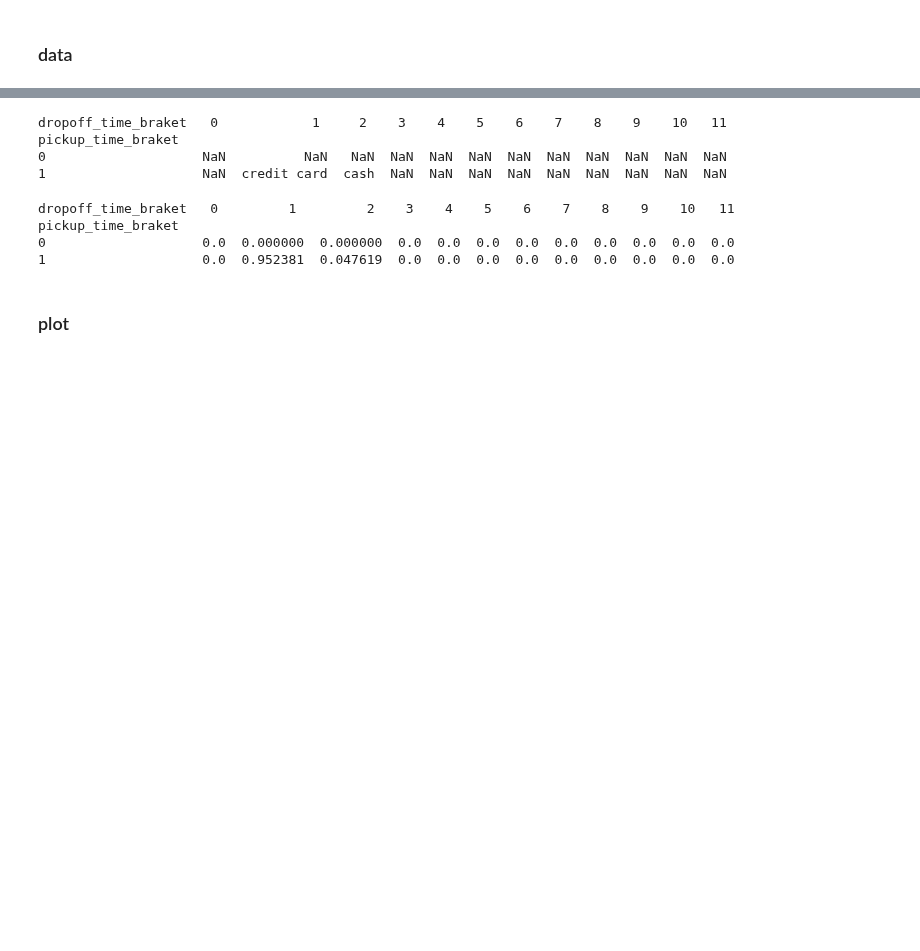
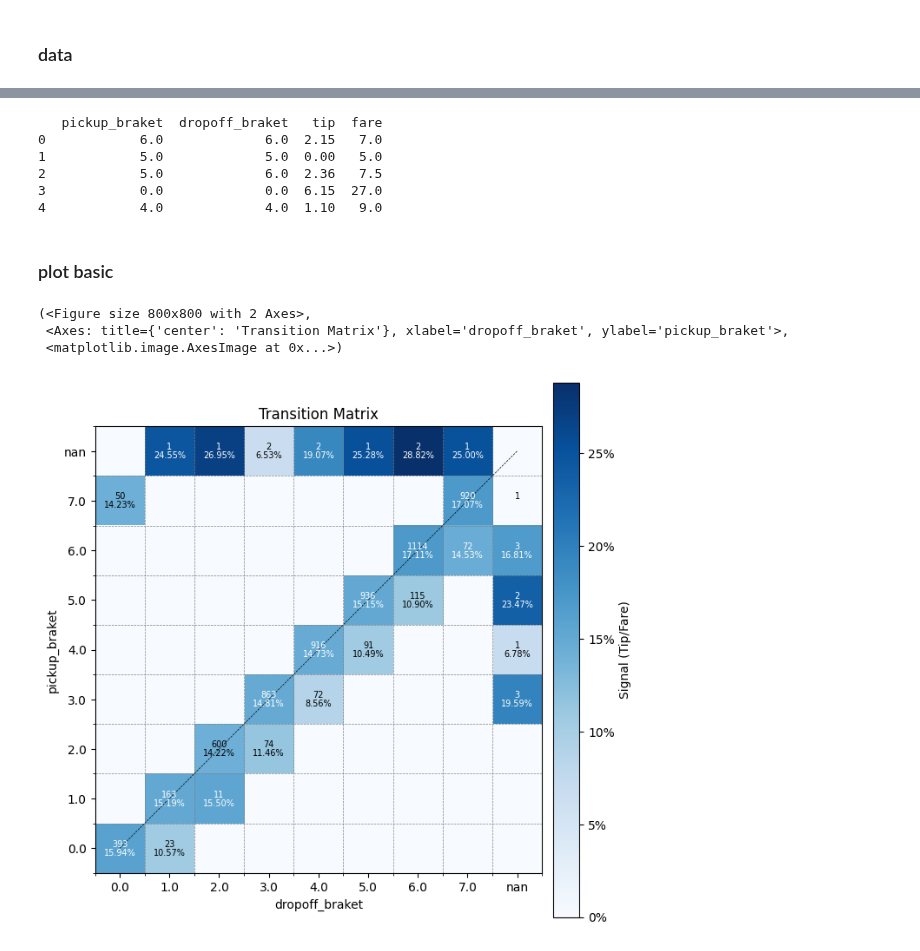
Before and after one commit to 0xdomyz/python_collection, a Jupyter notebook: plot/plotting/transition_matrix.ipynb, the cells around one changed output, grey strips where cells are left out. Saved outputs shown, nothing was run; the diff lists cells and outputs as text; code cells hidden in the pictures; blank space fills up the shorter version.

```diff
--- a/plot/plotting/transition_matrix.ipynb
+++ b/plot/plotting/transition_matrix.ipynb
@@ -25,8 +11,6 @@ def make_spine(from_vals:list, to_vals:list, from_col:str = "from", to_col:str =
 ### data
 # %%
 df = pd.read_csv("taxis.csv")
-df['pickup_time_braket'] = pd.to_datetime(df['pickup']).dt.hour // 2
-df['dropoff_time_braket'] = pd.to_datetime(df['dropoff']).dt.hour // 2
 print(f"{df.shape = }")
-print(df.head(1).T.to_string())
+print(df.head().to_string())
 # %% [output]
@@ -51 +38,18 @@ dropoff_time_braket                   10
+# %%
+def calc_signal(df):
+
+    col_from, col_to = "pickup_braket", "dropoff_braket"
+    assert col_from in df.columns and col_to in df.columns, f"columns {col_from} and {col_to} must be in dataframe"
+
+    gdf = (
+        df
+        .groupby([col_from, col_to], dropna=False, observed=False, as_index=False)
+        .agg(
+            **{
+                "n": (col_from, "size"),
+                'signal': (col_from, lambda x: df.loc[x.index, 'tip'].sum()/df.loc[x.index, 'fare'].sum()),
+            }
+        )
+    )
+    return gdf
 # %% [markdown]
@@ -128,18 +57,37 @@ pickup_time_braket
-# %%
-pdf_payment_first = gdf.pivot(index=col_from, columns=col_to, values="payment_first")
-print(pdf_payment_first.head(2).to_string())
-# %% [output]
-dropoff_time_braket   0            1     2    3    4    5    6    7    8    9    10   11
-pickup_time_braket
-0                    NaN          NaN   NaN  NaN  NaN  NaN  NaN  NaN  NaN  NaN  NaN  NaN
-1                    NaN  credit card  cash  NaN  NaN  NaN  NaN  NaN  NaN  NaN  NaN  NaN
-# %%
-pdf_hori_distn_pct = pdf.div(pdf.sum(axis=1), axis=0).fillna(0)
-print(pdf_hori_distn_pct.head(2).to_string())
-# %% [output]
-dropoff_time_braket   0         1         2    3    4    5    6    7    8    9    10   11
-pickup_time_braket
-0                    0.0  0.000000  0.000000  0.0  0.0  0.0  0.0  0.0  0.0  0.0  0.0  0.0
-1                    0.0  0.952381  0.047619  0.0  0.0  0.0  0.0  0.0  0.0  0.0  0.0  0.0
+# %%
+df2 = get_data(df, hour_braket_size=3)
+print(df2.head().to_string())
+# %% [output]
+   pickup_braket  dropoff_braket   tip  fare
+0            6.0             6.0  2.15   7.0
+1            5.0             5.0  0.00   5.0
+2            5.0             6.0  2.36   7.5
+3            0.0             0.0  6.15  27.0
+4            4.0             4.0  1.10   9.0
 # %% [markdown]
-### plot
+### plot basic
+# %%
+lsdf = calc_signal(df2)
+
+from_col, to_col = "pickup_braket", "dropoff_braket"
+spine = make_spine_from_cols(lsdf[from_col], lsdf[to_col])
+lsdf = spine.merge(lsdf, on=[from_col, to_col], how="left")
+pdf = lsdf.pivot(index=from_col, columns=to_col)
+
+pdf_n = pdf.xs('n', axis=1, level=0).sort_index(axis=0,ascending=False,na_position='first').sort_index(axis=1).fillna(0)
+pdf_sig = pdf.xs('signal', axis=1, level=0).sort_index(axis=0,ascending=False,na_position='first').sort_index(axis=1).fillna(0)
+
+plot_transition_matrix(
+    pdf_n = pdf_n,
+    pdf_s = pdf_sig,
+    n_fontsize = 7,
+    s_fontsize = 7,
+    figsize=(8, 8),
+    title = "Transition Matrix",
+    colorbar_label="Signal (Tip/Fare)",
+)
+# %% [output]
+(<Figure size 800x800 with 2 Axes>,
+ <Axes: title={'center': 'Transition Matrix'}, xlabel='dropoff_braket', ylabel='pickup_braket'>,
+ <matplotlib.image.AxesImage at 0x...>)
+[figure, added]
```
Also changed, not shown: parts of 23 cells of this notebook, 1 other file.
